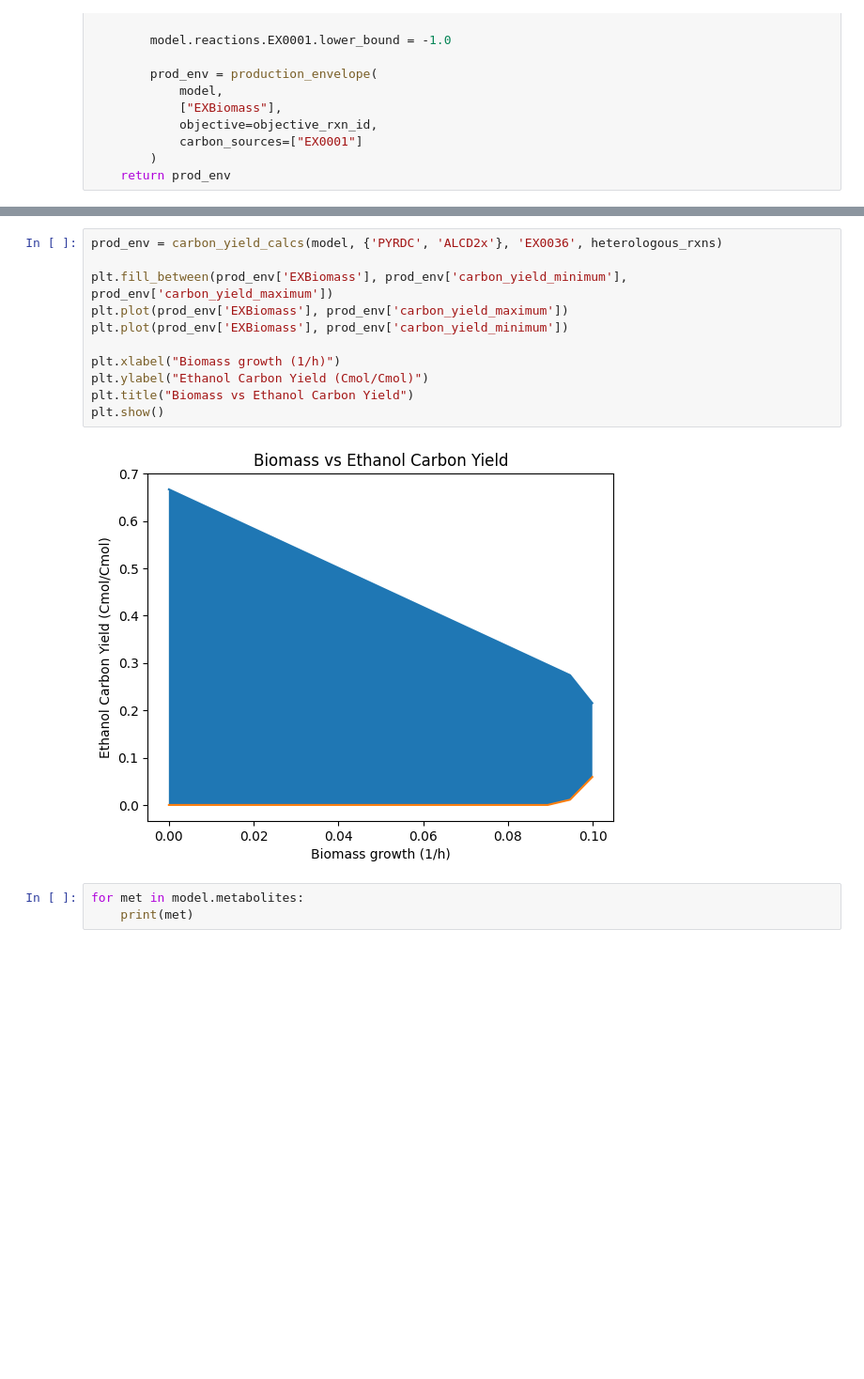
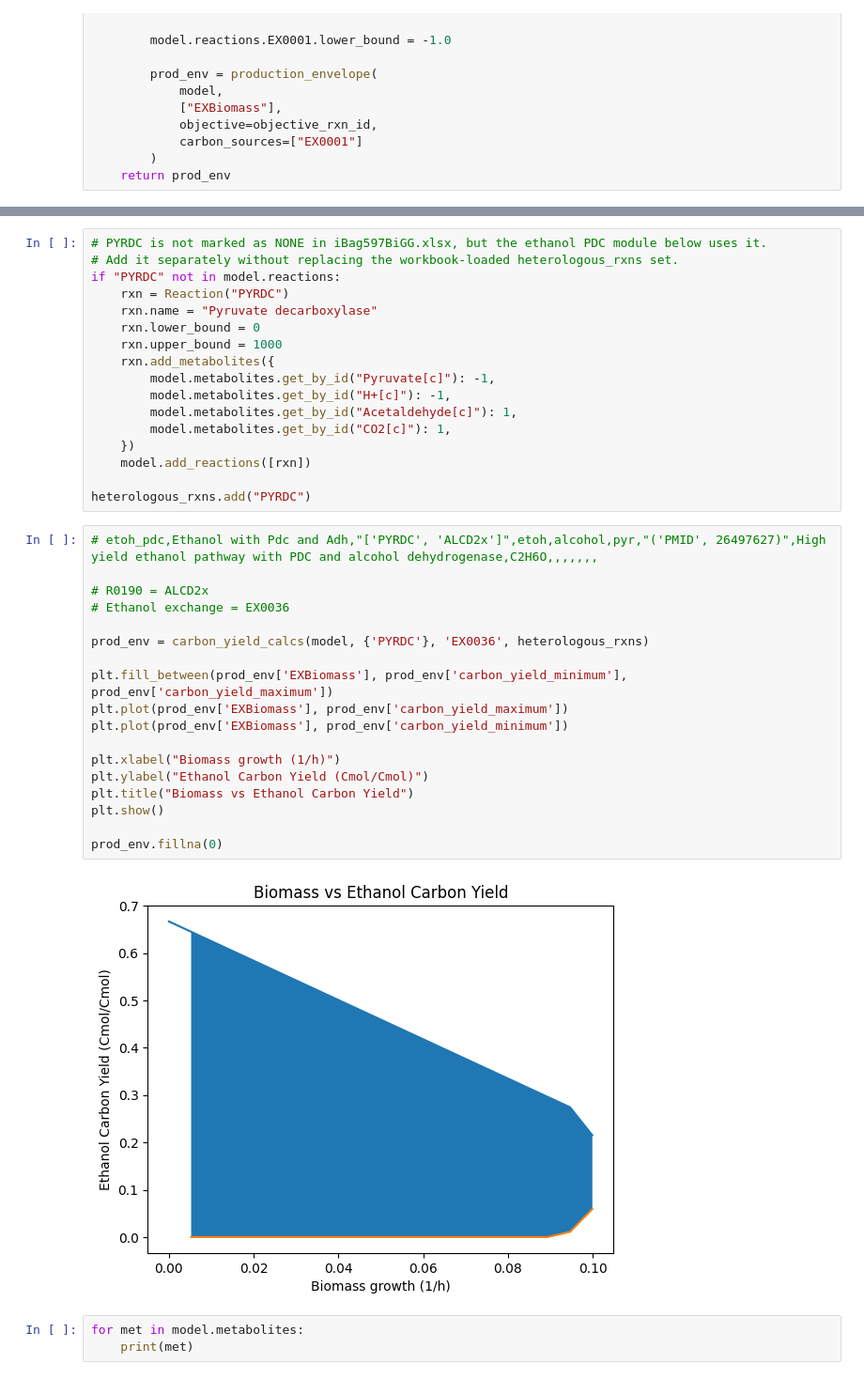
Before and after one commit to matthewkchung/iBag, a Jupyter notebook: test.ipynb, the cells around one changed output, grey strips where cells are left out. Shown at 94% size. Saved outputs shown, nothing was run; the diff lists cells and outputs as text; blank space fills up the shorter version.

```diff
--- a/test.ipynb
+++ b/test.ipynb
@@ -242,16 +415,40 @@ HADPCOADH3: 3hadpcoa_c + NAD[c] <=> H+[c] + NADH[c] + oxadpcoa_c
+# %%
+# PYRDC is not marked as NONE in iBag597BiGG.xlsx, but the ethanol PDC module below uses it.
+# Add it separately without replacing the workbook-loaded heterologous_rxns set.
+if "PYRDC" not in model.reactions:
+    rxn = Reaction("PYRDC")
+    rxn.name = "Pyruvate decarboxylase"
+    rxn.lower_bound = 0
+    rxn.upper_bound = 1000
+    rxn.add_metabolites({
+        model.metabolites.get_by_id("Pyruvate[c]"): -1,
+        model.metabolites.get_by_id("H+[c]"): -1,
+        model.metabolites.get_by_id("Acetaldehyde[c]"): 1,
+        model.metabolites.get_by_id("CO2[c]"): 1,
+    })
+    model.add_reactions([rxn])
+
+heterologous_rxns.add("PYRDC")
 # %%
-prod_env = carbon_yield_calcs(model, {'PYRDC', 'ALCD2x'}, 'EX0036', heterologous_rxns)
+# etoh_pdc,Ethanol with Pdc and Adh,"['PYRDC', 'ALCD2x']",etoh,alcohol,pyr,"('PMID', 26497627)",High yield ethanol pathway with PDC and alcohol dehydrogenase,C2H6O,,,,,,,
+
+# R0190 = ALCD2x
+# Ethanol exchange = EX0036
+
+prod_env = carbon_yield_calcs(model, {'PYRDC'}, 'EX0036', heterologous_rxns)
 
 plt.fill_between(prod_env['EXBiomass'], prod_env['carbon_yield_minimum'], prod_env['carbon_yield_maximum'])
 plt.plot(prod_env['EXBiomass'], prod_env['carbon_yield_maximum'])
 plt.plot(prod_env['EXBiomass'], prod_env['carbon_yield_minimum'])
 
 plt.xlabel("Biomass growth (1/h)")
 plt.ylabel("Ethanol Carbon Yield (Cmol/Cmol)")
 plt.title("Biomass vs Ethanol Carbon Yield")
 plt.show()
+
+prod_env.fillna(0)
 # %% [output]
-[figure, old version]
+[figure, new version]
 # %%
 for met in model.metabolites:
     print(met)
```
Also changed, not shown: parts of 9 cells of this notebook, 5 other files.
